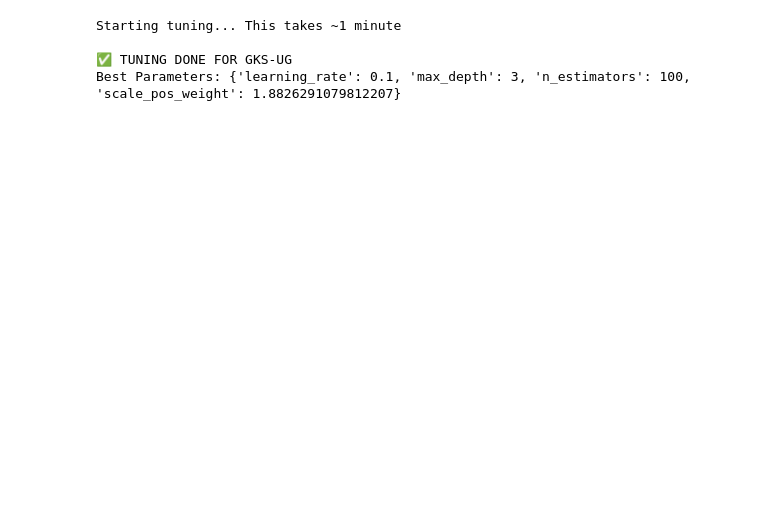
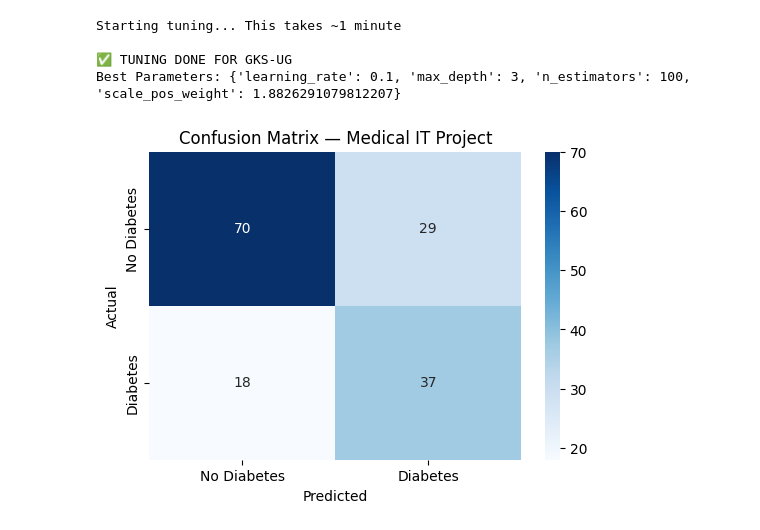
Before and after one commit to kashish-alt0786/Medical-IT-Diabetes-AI-Project, a Jupyter notebook: diabetes_risk_prediction_inje.ipynb, the cells around one changed output. Saved outputs shown, nothing was run; the diff lists cells and outputs as text; code cells hidden in the pictures; blank space fills up the shorter version.

```diff
--- a/diabetes_risk_prediction_inje.ipynb
+++ b/diabetes_risk_prediction_inje.ipynb
@@ -196,3 +196,20 @@ Starting tuning... This takes ~1 minute
 
 ✅ TUNING DONE FOR GKS-UG
 Best Parameters: {'learning_rate': 0.1, 'max_depth': 3, 'n_estimators': 100, 'scale_pos_weight': 1.8826291079812207}
+# %%
+import seaborn as sns
+import matplotlib.pyplot as plt
+from sklearn.metrics import confusion_matrix
+
+cm = confusion_matrix(y_test, y_pred)
+plt.figure(figsize=(6,4))
+sns.heatmap(cm, annot=True, fmt='d', cmap='Blues',
+            xticklabels=['No Diabetes','Diabetes'],
+            yticklabels=['No Diabetes','Diabetes'])
+plt.title('Confusion Matrix — Medical IT Project')
+plt.ylabel('Actual')
+plt.xlabel('Predicted')
+plt.savefig('confusion_matrix.png', bbox_inches='tight', dpi=150)
+plt.show()
+# %% [output]
+[figure, added]
```
Also changed, not shown: parts of 2 cells of this notebook.
